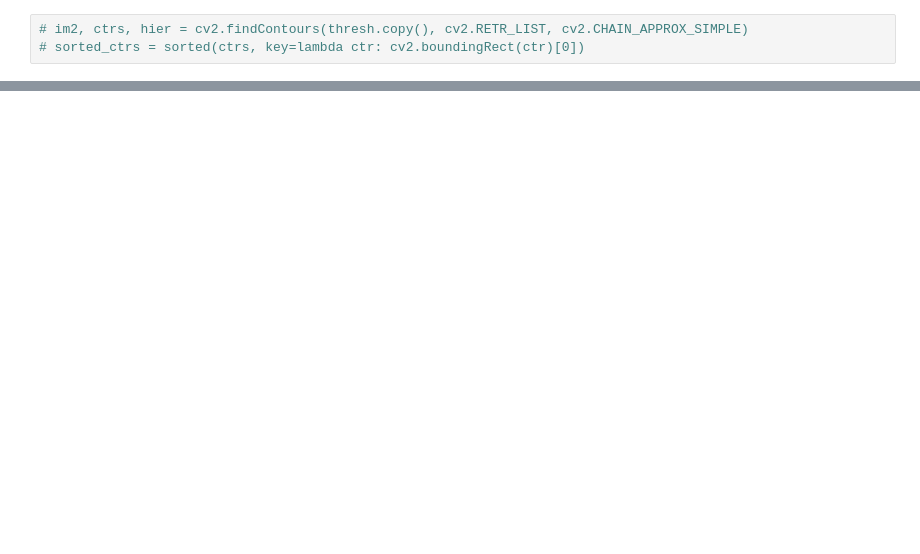
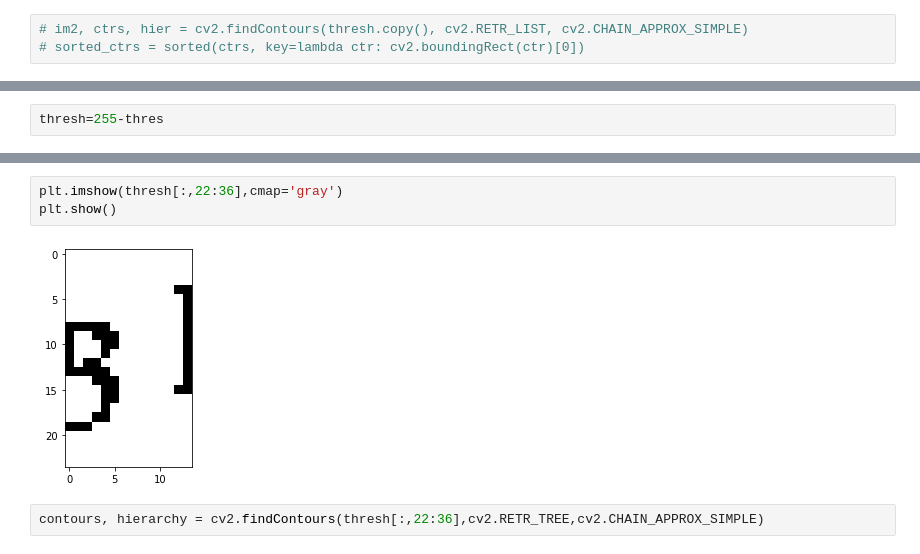
Before and after one commit to Jimut123/CAPTCHA, a Jupyter notebook: pyfiles/Test1.ipynb, the cells around one changed output, grey strips where cells are left out. Cells and saved outputs as stored; diff of their text form; blank space fills up the shorter version.

```diff
--- a/pyfiles/Test1.ipynb
+++ b/pyfiles/Test1.ipynb
@@ -36,0 +56,2 @@ thresh.shape
+# %%
+thresh=255-thres
@@ -36,0 +103,7 @@ thresh.shape
+# %%
+plt.imshow(thresh[:,22:36],cmap='gray')
+plt.show()
+# %% [output]
+[figure, added]
+# %%
+contours, hierarchy = cv2.findContours(thresh[:,22:36],cv2.RETR_TREE,cv2.CHAIN_APPROX_SIMPLE)
```
Also changed, not shown: parts of 16 cells of this notebook, 2 other files.
